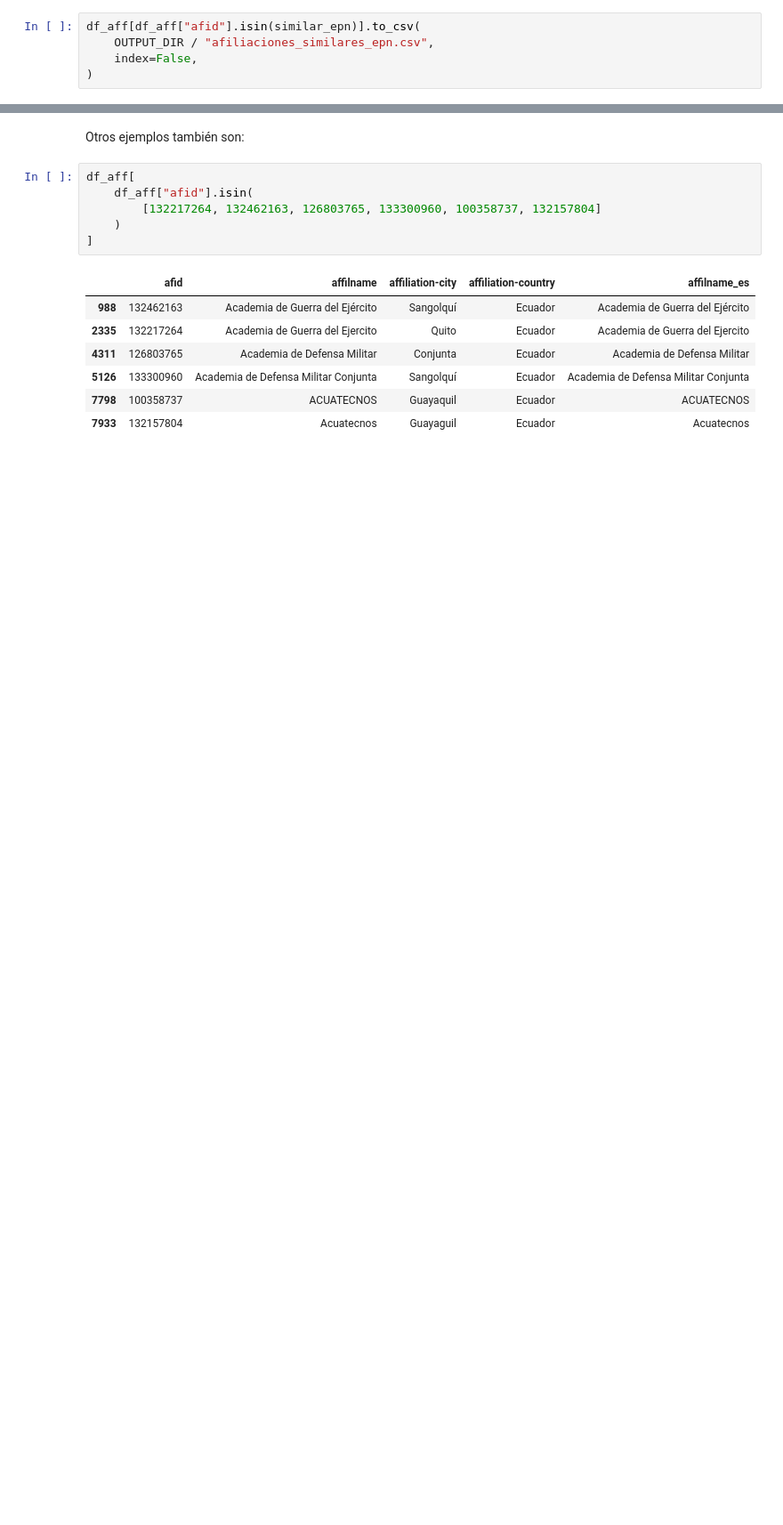
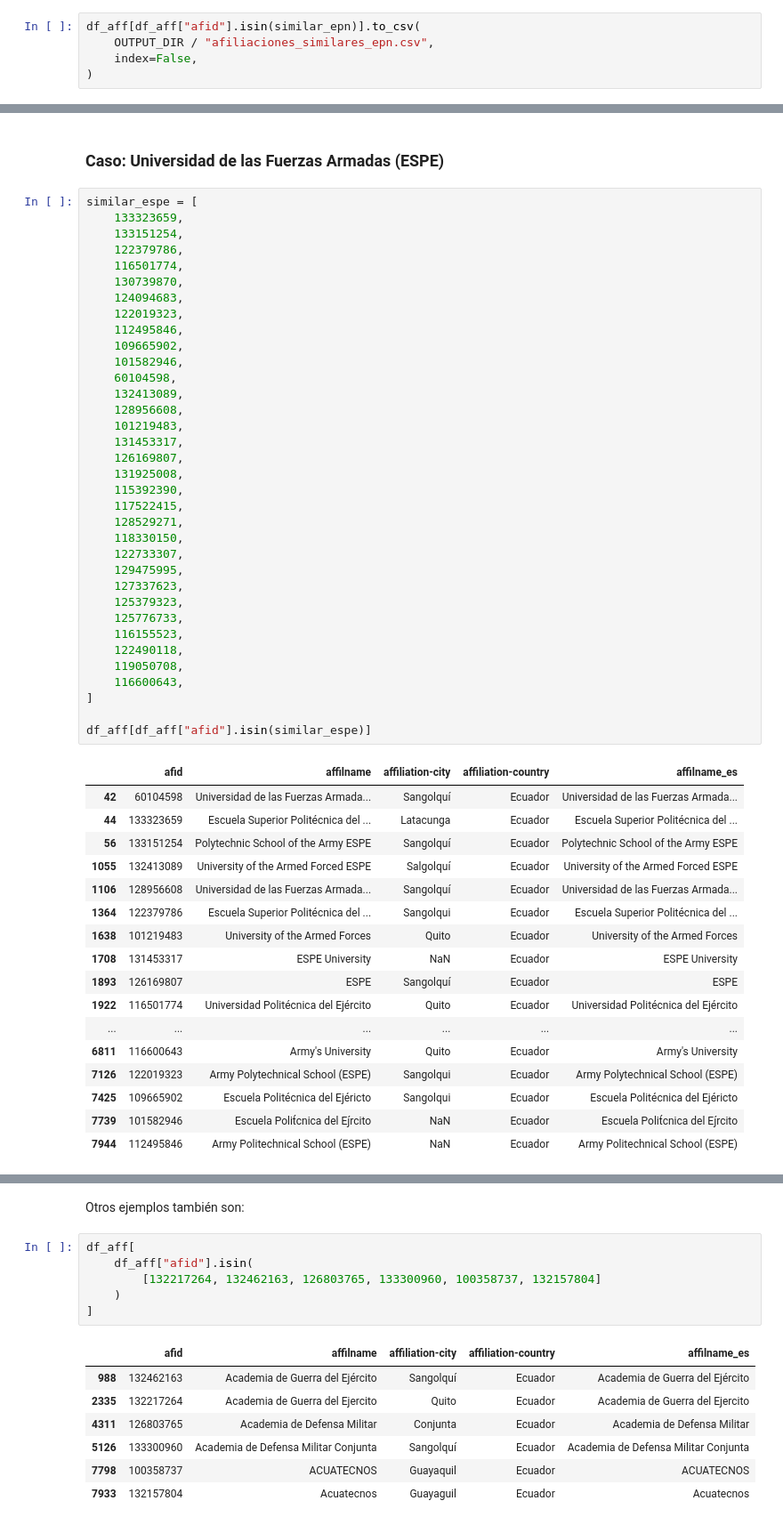
Before and after one commit to Demonkinng/data-cent, a Jupyter notebook: 3.Deduplicate_affs.ipynb, the cells around one changed output, grey strips where cells are left out. Shown at 89% size. Saved outputs shown, nothing was run; the diff lists cells and outputs as text; blank space fills up the shorter version.

```diff
--- a/3.Deduplicate_affs.ipynb
+++ b/3.Deduplicate_affs.ipynb
@@ -92,0 +163,55 @@ df_aff[df_aff["afid"].isin(similar_epn)].to_csv(
+# %% [markdown]
+### Caso: Universidad de las Fuerzas Armadas (ESPE)
+# %%
+similar_espe = [
+    133323659,
+    133151254,
+    122379786,
+    116501774,
+    130739870,
+    124094683,
+    122019323,
+    112495846,
+    109665902,
+    101582946,
+    60104598,
+    132413089,
+    128956608,
+    101219483,
+    131453317,
+    126169807,
+    131925008,
+    115392390,
+    117522415,
+    128529271,
+    118330150,
+    122733307,
+    129475995,
+    127337623,
+    125379323,
+    125776733,
+    116155523,
+    122490118,
+    119050708,
+    116600643,
+]
+
+df_aff[df_aff["afid"].isin(similar_espe)]
+# %% [output]
+|  | afid | affilname | affiliation-city | affiliation-country | affilname_es |
+| 42 | 60104598 | Universidad de las Fuerzas Armada... | Sangolquí | Ecuador | Universidad de las Fuerzas Armada... |
+| 44 | 133323659 | Escuela Superior Politécnica del ... | Latacunga | Ecuador | Escuela Superior Politécnica del ... |
+| 56 | 133151254 | Polytechnic School of the Army ESPE | Sangolquí | Ecuador | Polytechnic School of the Army ESPE |
+| 1055 | 132413089 | University of the Armed Forced ESPE | Salgolquí | Ecuador | University of the Armed Forced ESPE |
+| 1106 | 128956608 | Universidad de las Fuerzas Armada... | Sangolquí | Ecuador | Universidad de las Fuerzas Armada... |
+| 1364 | 122379786 | Escuela Superior Politécnica del ... | Sangolqui | Ecuador | Escuela Superior Politécnica del ... |
+| 1638 | 101219483 | University of the Armed Forces | Quito | Ecuador | University of the Armed Forces |
+| 1708 | 131453317 | ESPE University | NaN | Ecuador | ESPE University |
+| 1893 | 126169807 | ESPE | Sangolquí | Ecuador | ESPE |
+| 1922 | 116501774 | Universidad Politécnica del Ejército | Quito | Ecuador | Universidad Politécnica del Ejército |
+| ... | ... | ... | ... | ... | ... |
+| 6811 | 116600643 | Army's University | Quito | Ecuador | Army's University |
+| 7126 | 122019323 | Army Polytechnical School (ESPE) | Sangolqui | Ecuador | Army Polytechnical School (ESPE) |
+| 7425 | 109665902 | Escuela Politécnica del Ejéricto | Sangolqui | Ecuador | Escuela Politécnica del Ejéricto |
+| 7739 | 101582946 | Escuela Polit́cnica del Ej́rcito | NaN | Ecuador | Escuela Polit́cnica del Ej́rcito |
+| 7944 | 112495846 | Army Politechnical School (ESPE) | NaN | Ecuador | Army Politechnical School (ESPE) |
```
Also changed, not shown: parts of 17 cells of this notebook.
